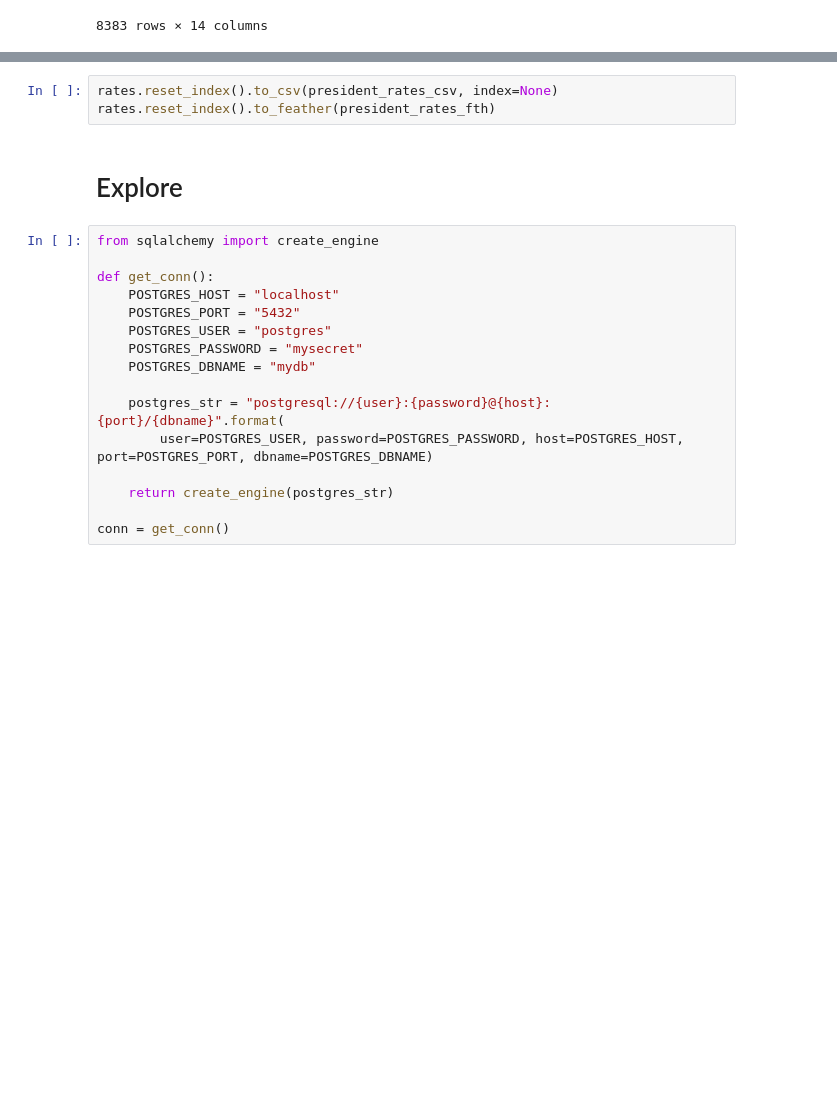
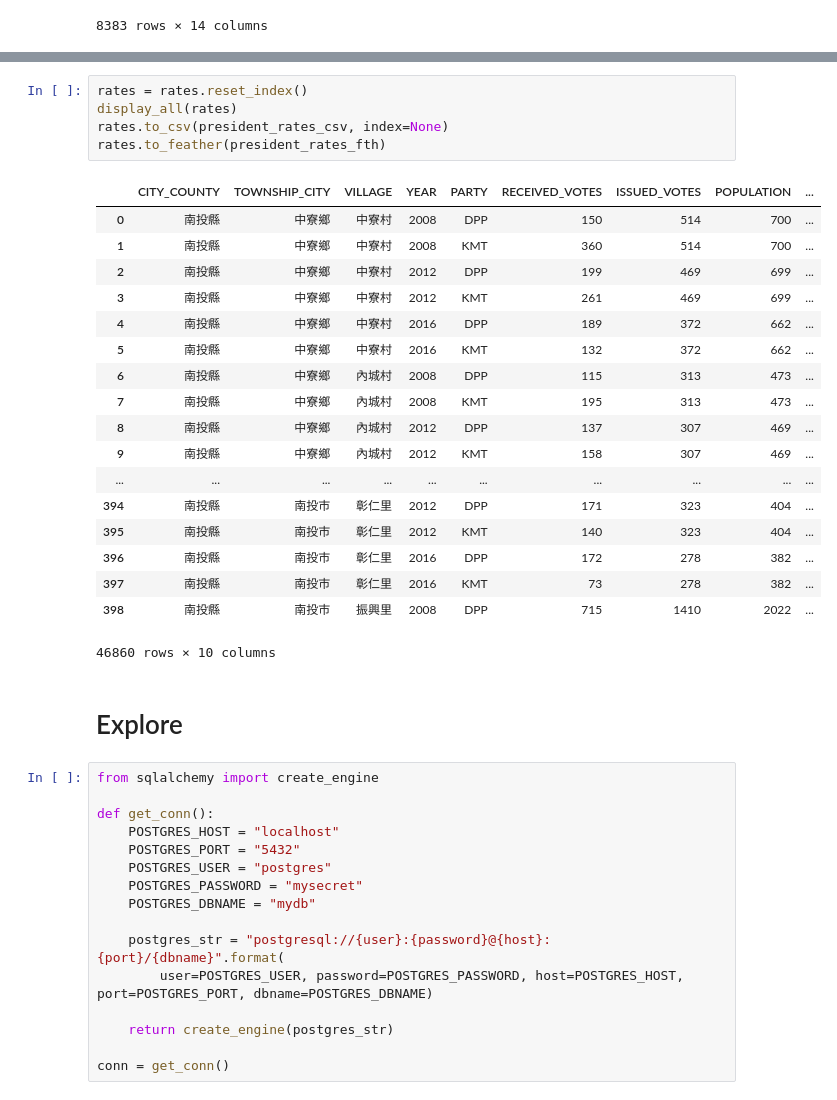
Before and after one commit to pm5/tracevotes, a Jupyter notebook: nbs/President.ipynb, the cells around one changed output, grey strips where cells are left out. Cells and saved outputs as stored; diff of their text form; blank space fills up the shorter version.

```diff
--- a/nbs/President.ipynb
+++ b/nbs/President.ipynb
@@ -117,6 +118,27 @@ rates = compute_rates(n_votes); display_all(rates)
 # %%
-rates.reset_index().to_csv(president_rates_csv, index=None)
-rates.reset_index().to_feather(president_rates_fth)
+rates = rates.reset_index()
+display_all(rates)
+rates.to_csv(president_rates_csv, index=None)
+rates.to_feather(president_rates_fth)
+# %% [output]
+|  | CITY_COUNTY | TOWNSHIP_CITY | VILLAGE | YEAR | PARTY | RECEIVED_VOTES | ISSUED_VOTES | POPULATION | ... |
+| 0 | 南投縣 | 中寮鄉 | 中寮村 | 2008 | DPP | 150 | 514 | 700 | ... |
+| 1 | 南投縣 | 中寮鄉 | 中寮村 | 2008 | KMT | 360 | 514 | 700 | ... |
+| 2 | 南投縣 | 中寮鄉 | 中寮村 | 2012 | DPP | 199 | 469 | 699 | ... |
+| 3 | 南投縣 | 中寮鄉 | 中寮村 | 2012 | KMT | 261 | 469 | 699 | ... |
+| 4 | 南投縣 | 中寮鄉 | 中寮村 | 2016 | DPP | 189 | 372 | 662 | ... |
+| 5 | 南投縣 | 中寮鄉 | 中寮村 | 2016 | KMT | 132 | 372 | 662 | ... |
+| 6 | 南投縣 | 中寮鄉 | 內城村 | 2008 | DPP | 115 | 313 | 473 | ... |
+| 7 | 南投縣 | 中寮鄉 | 內城村 | 2008 | KMT | 195 | 313 | 473 | ... |
+| 8 | 南投縣 | 中寮鄉 | 內城村 | 2012 | DPP | 137 | 307 | 469 | ... |
+| 9 | 南投縣 | 中寮鄉 | 內城村 | 2012 | KMT | 158 | 307 | 469 | ... |
+| ... | ... | ... | ... | ... | ... | ... | ... | ... | ... |
+| 394 | 南投縣 | 南投市 | 彰仁里 | 2012 | DPP | 171 | 323 | 404 | ... |
+| 395 | 南投縣 | 南投市 | 彰仁里 | 2012 | KMT | 140 | 323 | 404 | ... |
+| 396 | 南投縣 | 南投市 | 彰仁里 | 2016 | DPP | 172 | 278 | 382 | ... |
+| 397 | 南投縣 | 南投市 | 彰仁里 | 2016 | KMT | 73 | 278 | 382 | ... |
+| 398 | 南投縣 | 南投市 | 振興里 | 2008 | DPP | 715 | 1410 | 2022 | ... |
+46860 rows × 10 columns
 # %% [markdown]
 # Explore
 # %%
```
Also changed, not shown: parts of 3 cells of this notebook, 2 other files.
